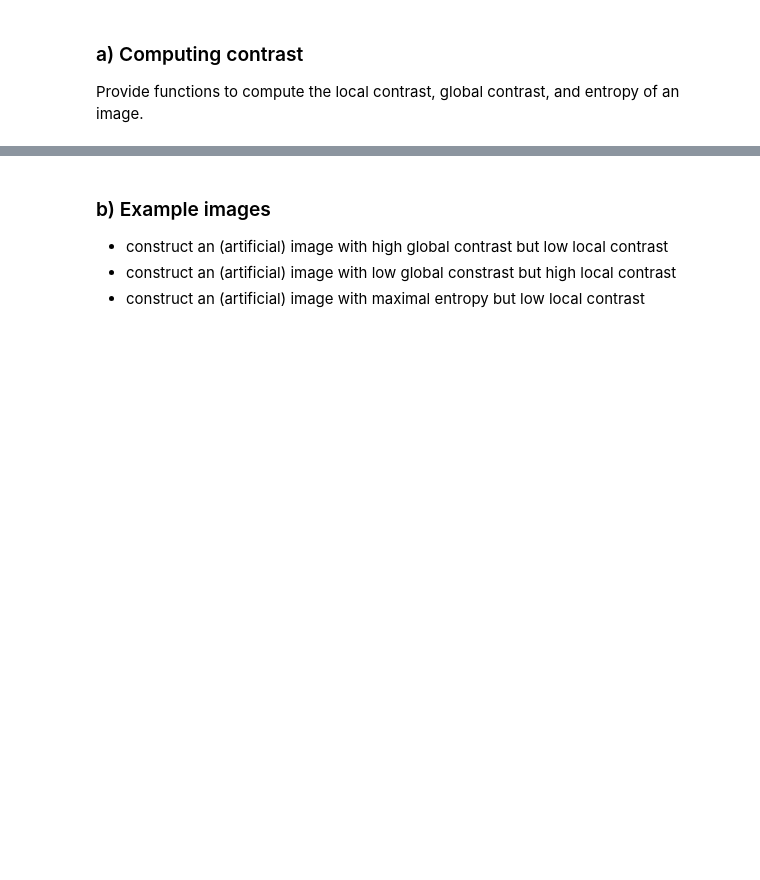
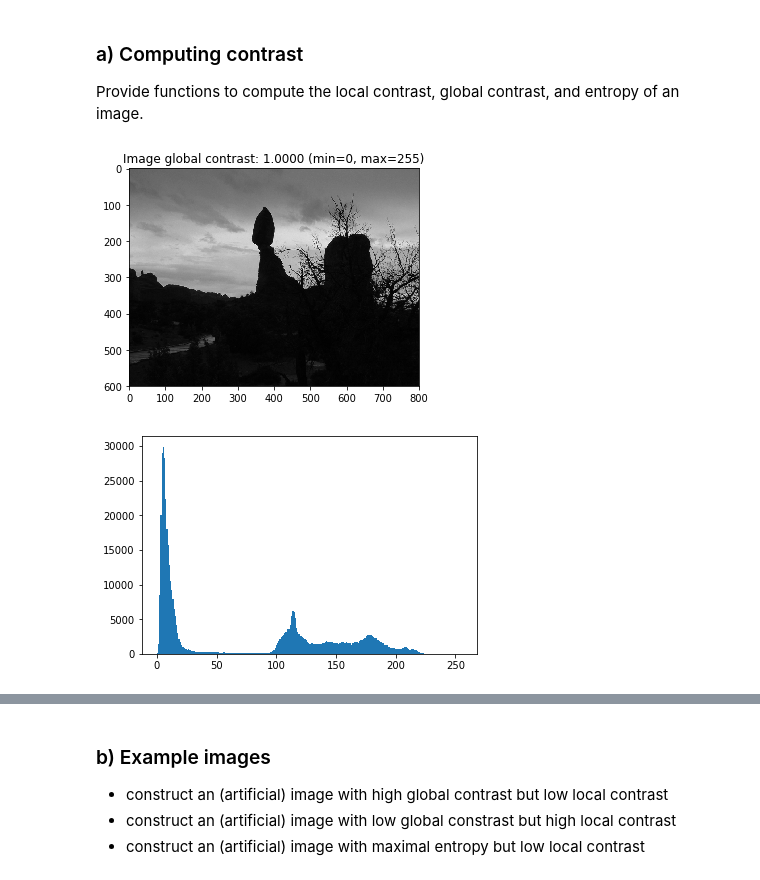
Before and after one commit to ArielMant0/cv2018, a Jupyter notebook: 02/sheet02.ipynb, the cells around one changed output, grey strips where cells are left out. Drawn from its saved outputs; the diff is of its cells as text; code cells hidden in the pictures; blank space fills up the shorter version.

```diff
--- a/02/sheet02.ipynb
+++ b/02/sheet02.ipynb
@@ -62,33 +84,38 @@ Provide functions to compute the local contrast, global contrast, and entropy of
 %matplotlib inline
 import numpy as np
 from imageio import imread
 import matplotlib.pyplot as plt
 plt.rcParams['image.cmap'] = 'gray'
 
 def global_contrast(img, value_range=None):
     """
     Compute the global contrast for a given image.
     Args:
         img (ndarray): The grayscale image to compute the contrast for.
         value_range (tuple): The minimum and maximum values of the gray scale.
 
     Returns:
-        float: The local contrast of the image.
+        float: The global contrast of the image.
     """
 
     # determine range: simplified, just checks for uint8
     if value_range is None:
         value_range = (0, 255) if img.dtype == np.uint8 else (0., 1.)
 
-    # YOUR CODE HERE
-    # contrast = ...
+    minimum = np.amin(img)
+    maximum = np.amax(img)
+
+    contrast = (1 / (value_range[1] - value_range[0])) * (maximum - minimum)
 
     return contrast
 
 img = imread('images/dark.png')
 plt.title("Image global contrast: {:.4f} (min={}, max={})".format(global_contrast(img), img.min(), img.max()))
 plt.imshow(img, vmin=0, vmax=255)
 plt.show()
 
 plt.hist(img.flatten(), 256, (0, 255))
 plt.show()
+# %% [output]
+[figure, added]
+[figure, added]
```
Also changed, not shown: parts of 20 cells of this notebook.
